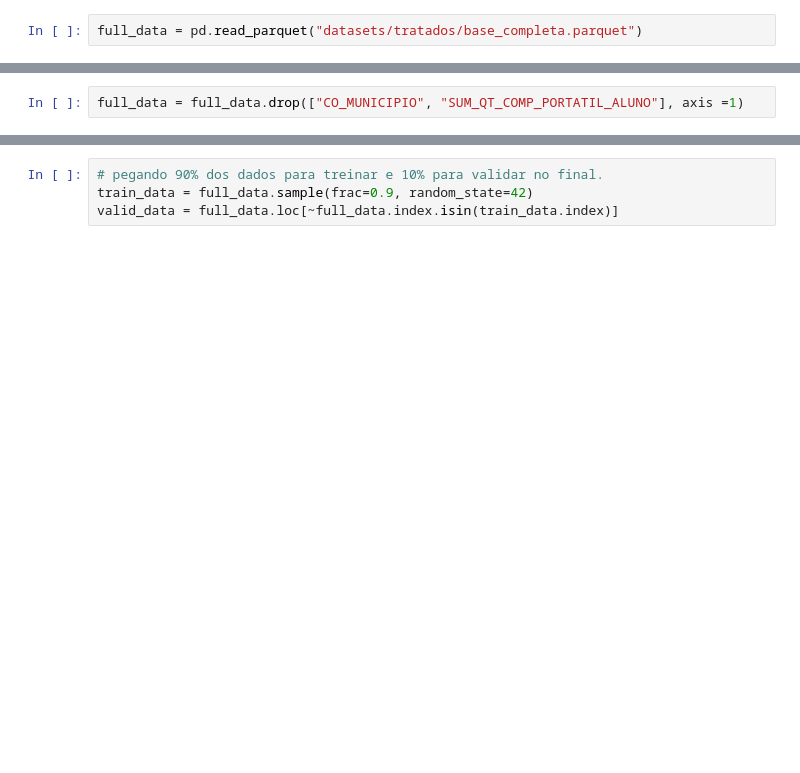
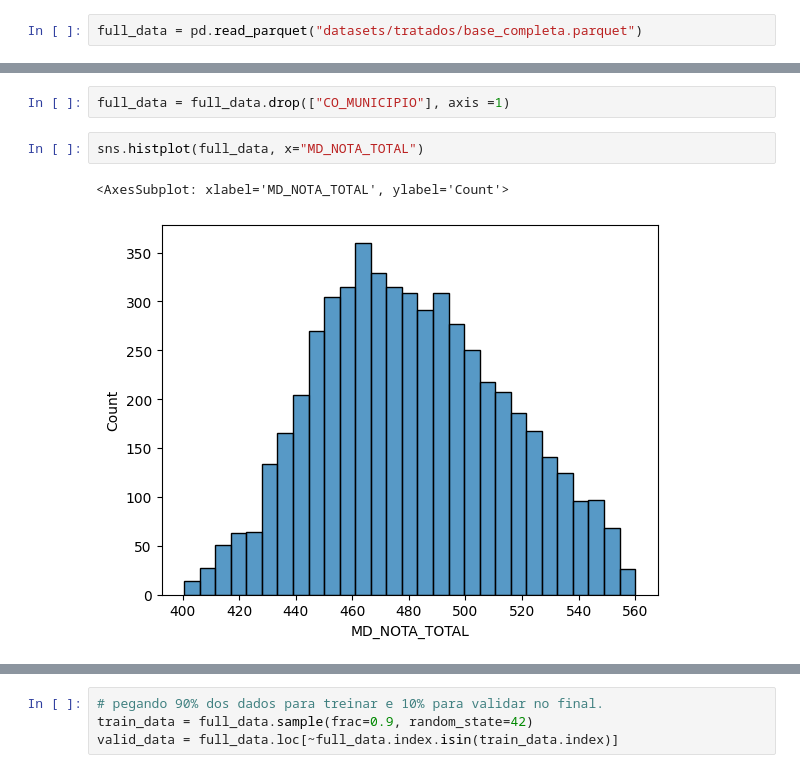
Before and after one commit to wagneralbjr/tcc-puc_minas, a Jupyter notebook: modelo.ipynb, the cells around one changed output, grey strips where cells are left out. Cells and saved outputs as stored; diff of their text form; blank space fills up the shorter version.

```diff
--- a/modelo.ipynb
+++ b/modelo.ipynb
@@ -25,7 +40,12 @@ Index(['CO_MUNICIPIO', 'PERC_TP_DEPENDENCIA', 'PERC_TP_LOCALIZACAO',
        'SUM_QT_COMP_PORTATIL_ALUNO', 'MD_NOTA_TOTAL'],
       dtype='object')
 # %%
-full_data = full_data.drop(["CO_MUNICIPIO", "SUM_QT_COMP_PORTATIL_ALUNO"], axis =1)
+full_data = full_data.drop(["CO_MUNICIPIO"], axis =1)
+# %%
+sns.histplot(full_data, x="MD_NOTA_TOTAL")
+# %% [output]
+<AxesSubplot: xlabel='MD_NOTA_TOTAL', ylabel='Count'>
+[figure, added]
 # %%
 fig, ax = plt.subplots(figsize=(15,15))         # Sample figsize in inches
 sns.heatmap(full_data.corr(), annot=True, ax=ax)
```
Also changed, not shown: parts of 44 cells of this notebook, 4 other files.
